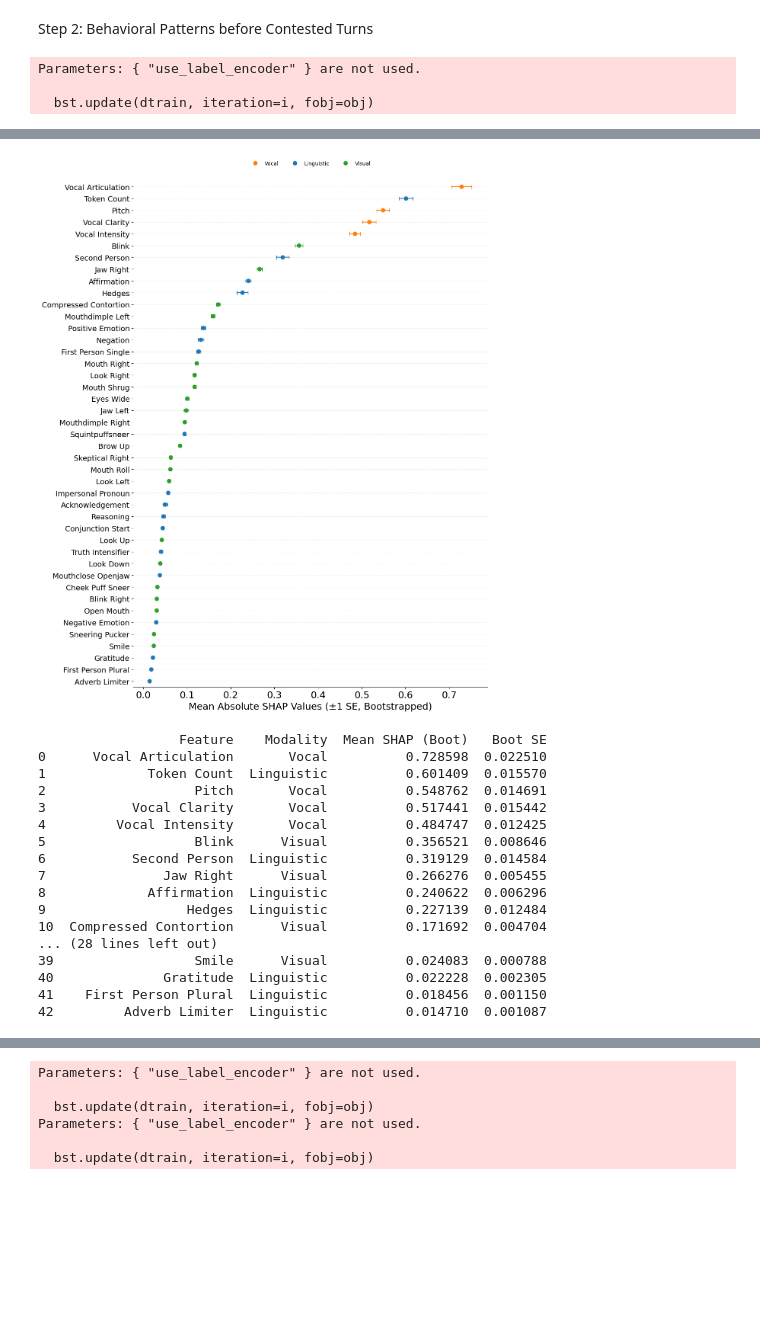
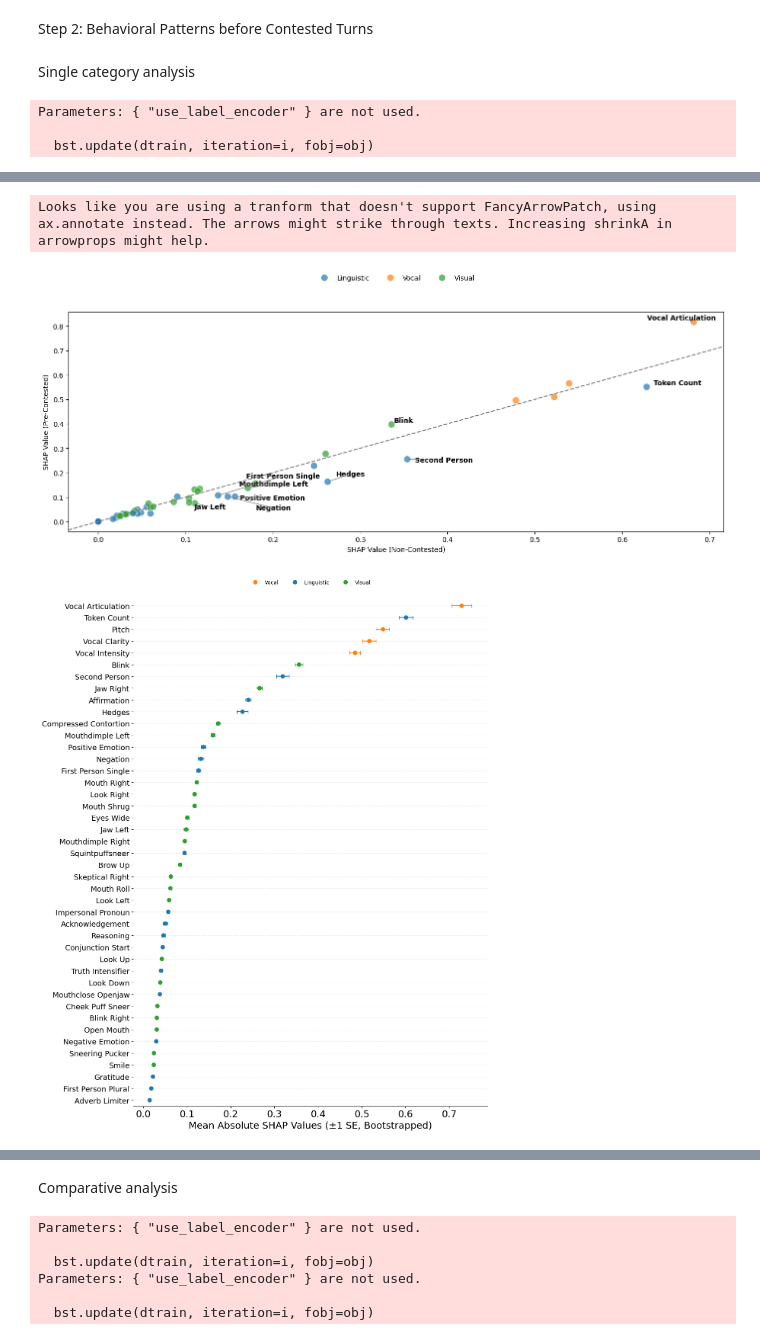
Before and after one commit to bbevis/Con2vec, a Jupyter notebook: Python/turnLevel_results.ipynb, the cells around one changed output, grey strips where cells are left out. Cells and saved outputs as stored; diff of their text form; code cells hidden in the pictures; blank space fills up the shorter version.

```diff
--- a/Python/turnLevel_results.ipynb
+++ b/Python/turnLevel_results.ipynb
@@ -717,11 +717,13 @@ def compute_feature_dv_correlations(df, behavior_cols, dv1="Conflict", dv2="team
     plt.show()
 
     return corr_df.round(3)
+# %% [markdown]
+Single category analysis
 # %%
 df_filtered, behavior_cols = prepare_dataset(df, negotiation_category="Constructive")
 model, X, y, shap_values = train_xgboost_and_get_shap(df_filtered, behavior_cols)
 plot_shap_summary(shap_values, X)
-# plot_shap_scatter(shap_values, X, y)
+plot_shap_scatter(shap_values, X, y)
 
 bootstrapped_shap_df = compute_bootstrapped_shap_se(model, X, n_bootstraps=1000)
 
@@ -735,18 +737,3 @@ Parameters: { "use_label_encoder" } are not used.
+Looks like you are using a tranform that doesn't support FancyArrowPatch, using ax.annotate instead. The arrows might strike through texts. Increasing shrinkA in arrowprops might help.
-[figure, old version]
+[figure, new version]
-                  Feature    Modality  Mean SHAP (Boot)   Boot SE
-0      Vocal Articulation       Vocal          0.728598  0.022510
-1             Token Count  Linguistic          0.601409  0.015570
-2                   Pitch       Vocal          0.548762  0.014691
-3           Vocal Clarity       Vocal          0.517441  0.015442
-4         Vocal Intensity       Vocal          0.484747  0.012425
-5                   Blink      Visual          0.356521  0.008646
-6           Second Person  Linguistic          0.319129  0.014584
-7               Jaw Right      Visual          0.266276  0.005455
-8             Affirmation  Linguistic          0.240622  0.006296
-9                  Hedges  Linguistic          0.227139  0.012484
-10  Compressed Contortion      Visual          0.171692  0.004704
-... (28 lines left out)
-39                  Smile      Visual          0.024083  0.000788
-40              Gratitude  Linguistic          0.022228  0.002305
-41    First Person Plural  Linguistic          0.018456  0.001150
-42         Adverb Limiter  Linguistic          0.014710  0.001087
+[figure, added]
@@ -753,3 +757,5 @@ Parameters: { "use_label_encoder" } are not used.
+# %% [markdown]
+Comparative analysis
 # %%
 segments = ['Constructive', 'Apathetic']
 shap_dfs_by_category = generate_categorywise_bootstrapped_shap(df, segments, n_boot=1000)
```
Also changed, not shown: parts of 29 cells of this notebook, 8 other files.
